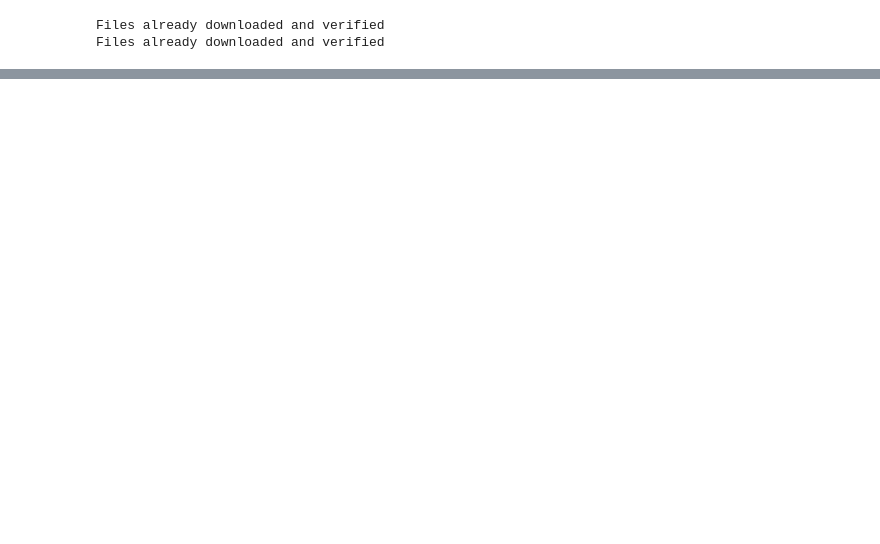
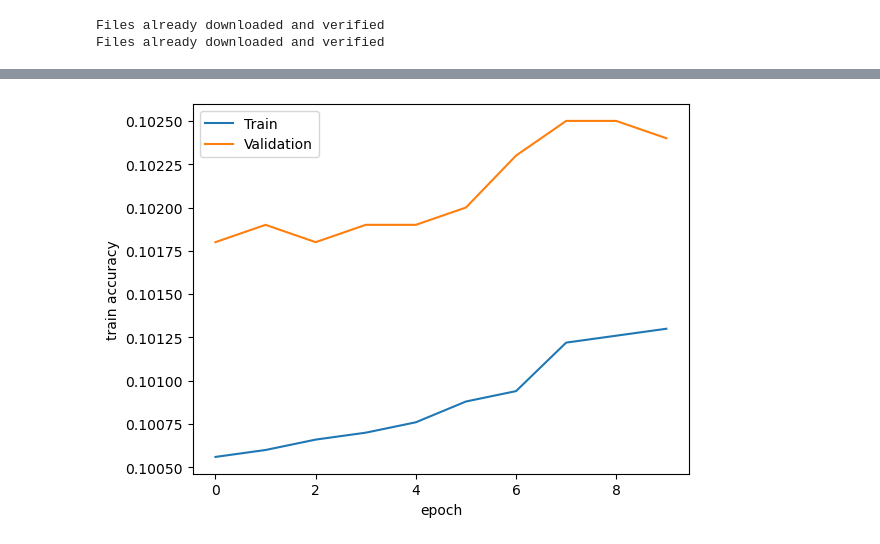
Before and after one commit to Starkillxr/AINT515, a Jupyter notebook: src/task_2.ipynb, the cells around one changed output, grey strips where cells are left out. Drawn from its saved outputs; the diff is of its cells as text; code cells hidden in the pictures; blank space fills up the shorter version.

```diff
--- a/src/task_2.ipynb
+++ b/src/task_2.ipynb
@@ -202,0 +441,4 @@ sns.lineplot(x ='epoch',y = 'val accuracy', data = model1Results, label = 'Valid
+# %%
+sns.lineplot(x='epoch', y ='train accuracy', data = model1ResultSGD, label = 'Train')
+sns.lineplot(x ='epoch',y = 'val accuracy', data = model1ResultSGD, label = 'Validation')
+# %% [output]
@@ -202,0 +446 @@ sns.lineplot(x ='epoch',y = 'val accuracy', data = model1Results, label = 'Valid
+[figure, added]
```
Also changed, not shown: parts of 27 cells of this notebook, 4 other files.
